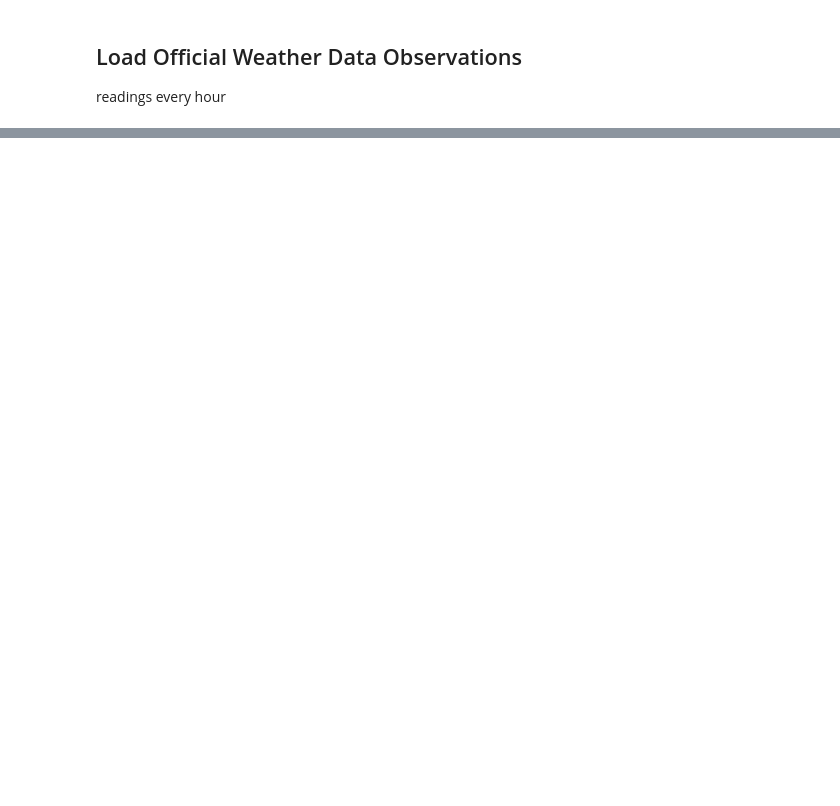
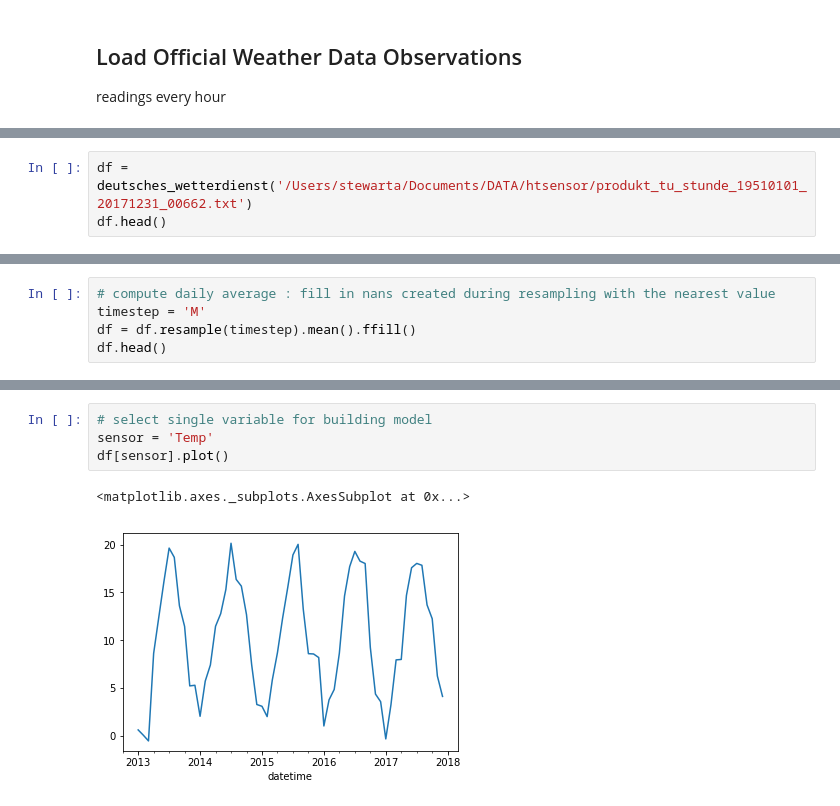
Before and after one commit to chalendony/iot-htsensor, a Jupyter notebook: analysis/sarima-grid-search.ipynb, the cells around one changed output, grey strips where cells are left out. Cells and saved outputs as stored; diff of their text form; blank space fills up the shorter version.

```diff
--- a/analysis/sarima-grid-search.ipynb
+++ b/analysis/sarima-grid-search.ipynb
@@ -217,0 +25,3 @@ It is an art in picking good parameters from the ACF/PACF plots
+# %%
+df = deutsches_wetterdienst('/Users/stewarta/Documents/DATA/htsensor/produkt_tu_stunde_19510101_20171231_00662.txt')
+df.head()
@@ -217,0 +36,5 @@ It is an art in picking good parameters from the ACF/PACF plots
+# %%
+# compute daily average : fill in nans created during resampling with the nearest value
+timestep = 'M'
+df = df.resample(timestep).mean().ffill()
+df.head()
@@ -217,0 +49,7 @@ It is an art in picking good parameters from the ACF/PACF plots
+# %%
+# select single variable for building model
+sensor = 'Temp'
+df[sensor].plot()
+# %% [output]
+<matplotlib.axes._subplots.AxesSubplot at 0x...>
+[figure, added]
```
Also changed, not shown: parts of 40 cells of this notebook, 2 other files.
